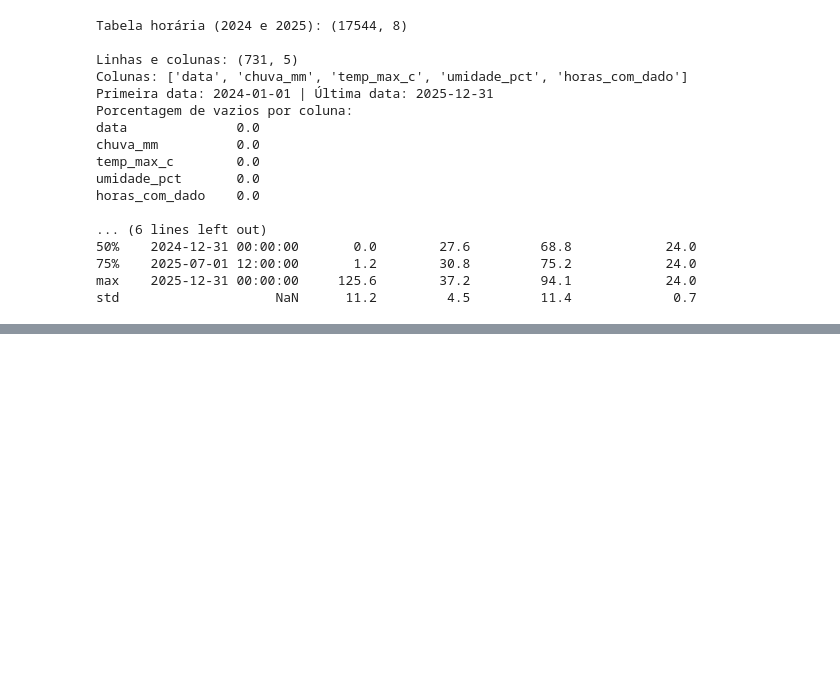
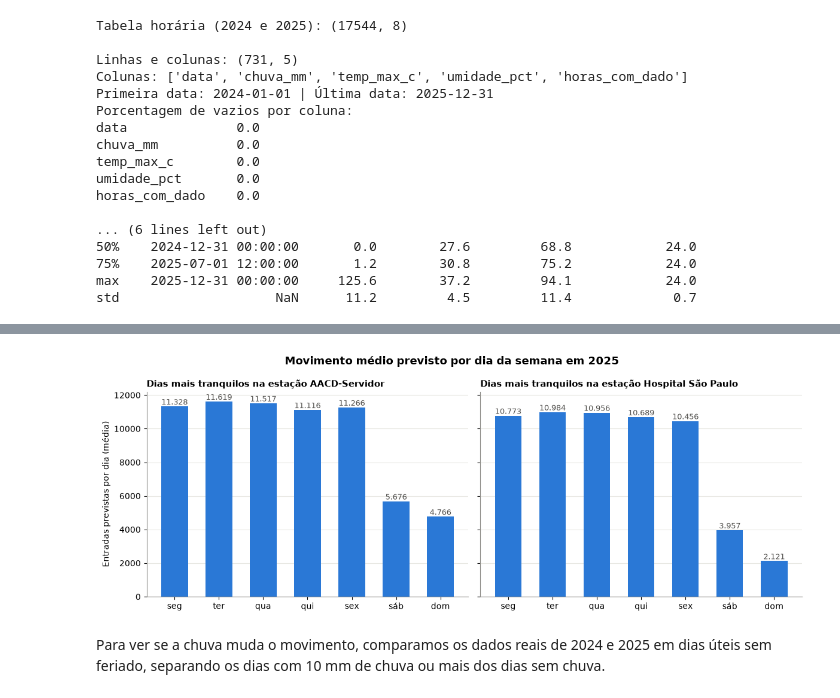
Before and after one commit to JoaoHHoffmann/gs-ia-ml, a Jupyter notebook: ml/notebook_ml.ipynb, the cells around one changed output, grey strips where cells are left out. Cells and saved outputs as stored; diff of their text form; code cells hidden in the pictures; blank space fills up the shorter version.

```diff
--- a/ml/notebook_ml.ipynb
+++ b/ml/notebook_ml.ipynb
@@ -507,0 +531,13 @@ std                    NaN      11.2         4.5         11.4             0.7
+# %%
+VARIAVEIS_A = ['estacao', 'dia_semana', 'mes', 'feriado', 'chuva_mm', 'temp_max_c', 'umidade_pct',
+               'entradas_7d_antes', 'entradas_14d_antes']
+
+treino_a = tabela[tabela['data'].dt.year == 2024]
+teste_a = tabela[tabela['data'].dt.year == 2025]
+
+X_treino_a, y_treino_a = treino_a[VARIAVEIS_A], treino_a['entradas']
+X_teste_a, y_teste_a = teste_a[VARIAVEIS_A], teste_a['entradas']
+
+print('Treino (2024):', X_treino_a.shape, '| Teste (2025):', X_teste_a.shape)
+print('Média de entradas por dia no treino:', round(y_treino_a.mean()), '| no teste:', round(y_teste_a.mean()))
+tabela[['data', 'nome_estacao'] + VARIAVEIS_A + ['entradas']].head()
@@ -507,0 +689,20 @@ std                    NaN      11.2         4.5         11.4             0.7
+# %%
+DIAS = ['seg', 'ter', 'qua', 'qui', 'sex', 'sáb', 'dom']
+media_dia = teste_a.groupby(['nome_estacao', 'dia_semana'])['previsto'].mean()
+
+fig, eixos = plt.subplots(1, 2, figsize=(12, 4.5), sharey=True)
+for eixo, nome in zip(eixos, ESTACOES):
+    valores = media_dia[nome]
+    eixo.bar(DIAS, valores.values, color=AZUL, width=0.6)
+    for x, v in zip(DIAS, valores.values):
+        eixo.text(x, v, f'{v:,.0f}'.replace(',', '.'), ha='center', va='bottom', fontsize=9, color='#52514e')
+    eixo.set_title(f'Dias mais tranquilos na estação {nome}', loc='left', fontsize=11)
+    eixo.grid(axis='x', visible=False)
+eixos[0].set_ylabel('Entradas previstas por dia (média)')
+fig.suptitle('Movimento médio previsto por dia da semana em 2025', fontweight='bold', fontsize=13)
+fig.tight_layout()
+plt.show()
+# %% [output]
+[figure, added]
+# %% [markdown]
+Para ver se a chuva muda o movimento, comparamos os dados reais de 2024 e 2025 em dias úteis sem feriado, separando os dias com 10 mm de chuva ou mais dos dias sem chuva.
```
Also changed, not shown: parts of 43 cells of this notebook.
